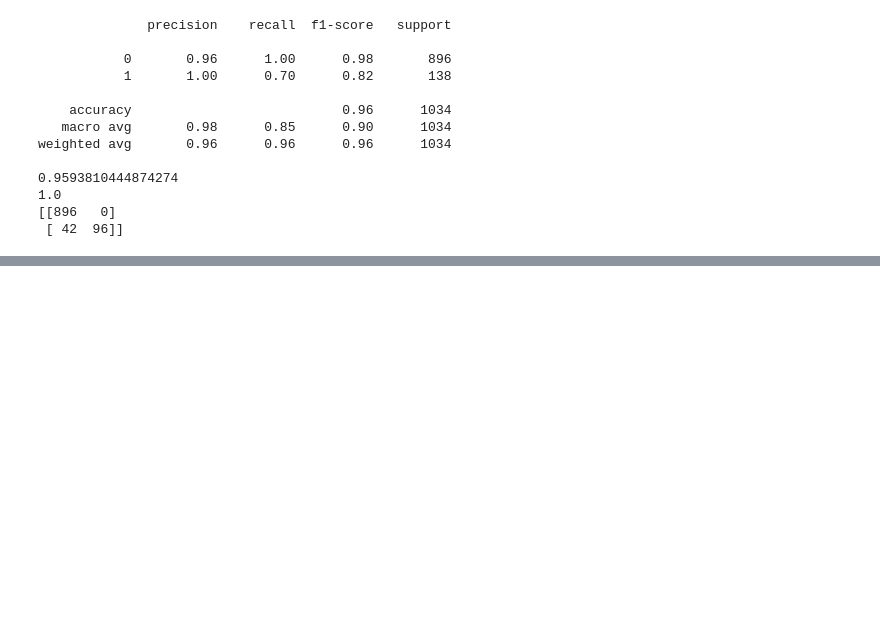
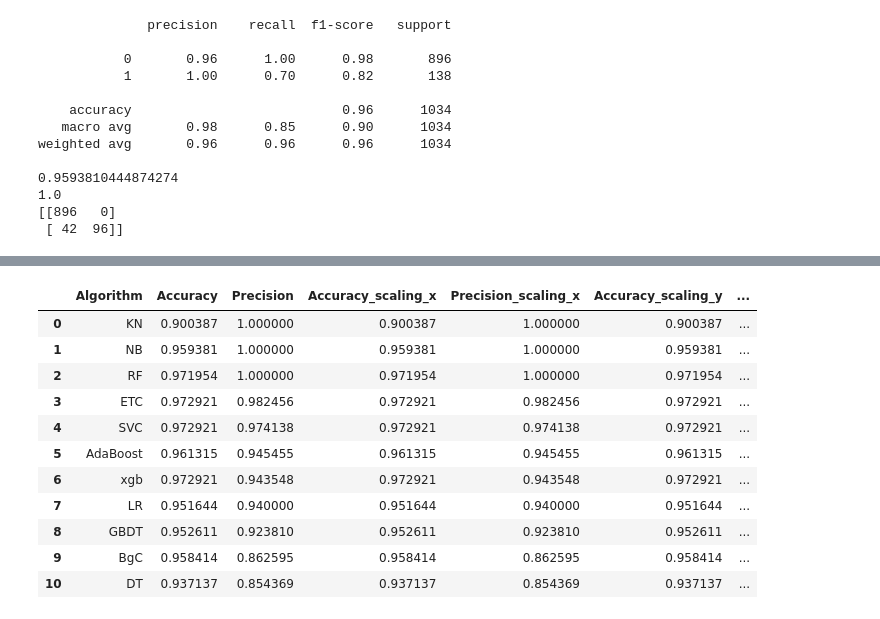
Before and after one commit to thekhurapaatimind/sms-spam-detection, a Jupyter notebook: sms-spam-detector.ipynb, the cells around one changed output, grey strips where cells are left out. Saved outputs shown, nothing was run; the diff lists cells and outputs as text; code cells hidden in the pictures; blank space fills up the shorter version.

```diff
--- a/sms-spam-detector.ipynb
+++ b/sms-spam-detector.ipynb
@@ -464,0 +597,23 @@ weighted avg       0.96      0.96      0.96      1034
+# %%
+temp_df = pd.DataFrame({'Algorithm':clfs.keys(),'Accuracy_scaling':accuracy_scores,'Precision_scaling':precision_scores}).sort_values('Precision_scaling',ascending=False)
+# %%
+new_df = performance_df.merge(temp_df,on='Algorithm')
+# %%
+new_df_scaled = new_df.merge(temp_df,on='Algorithm')
+# %%
+temp_df = pd.DataFrame({'Algorithm':clfs.keys(),'Accuracy_num_chars':accuracy_scores,'Precision_num_chars':precision_scores}).sort_values('Precision_num_chars',ascending=False)
+# %%
+new_df_scaled.merge(temp_df,on='Algorithm')
+# %% [output]
+|  | Algorithm | Accuracy | Precision | Accuracy_scaling_x | Precision_scaling_x | Accuracy_scaling_y | ... |
+| 0 | KN | 0.900387 | 1.000000 | 0.900387 | 1.000000 | 0.900387 | ... |
+| 1 | NB | 0.959381 | 1.000000 | 0.959381 | 1.000000 | 0.959381 | ... |
+| 2 | RF | 0.971954 | 1.000000 | 0.971954 | 1.000000 | 0.971954 | ... |
+| 3 | ETC | 0.972921 | 0.982456 | 0.972921 | 0.982456 | 0.972921 | ... |
+| 4 | SVC | 0.972921 | 0.974138 | 0.972921 | 0.974138 | 0.972921 | ... |
+| 5 | AdaBoost | 0.961315 | 0.945455 | 0.961315 | 0.945455 | 0.961315 | ... |
+| 6 | xgb | 0.972921 | 0.943548 | 0.972921 | 0.943548 | 0.972921 | ... |
+| 7 | LR | 0.951644 | 0.940000 | 0.951644 | 0.940000 | 0.951644 | ... |
+| 8 | GBDT | 0.952611 | 0.923810 | 0.952611 | 0.923810 | 0.952611 | ... |
+| 9 | BgC | 0.958414 | 0.862595 | 0.958414 | 0.862595 | 0.958414 | ... |
+| 10 | DT | 0.937137 | 0.854369 | 0.937137 | 0.854369 | 0.937137 | ... |
```
Also changed, not shown: parts of 28 cells of this notebook.
